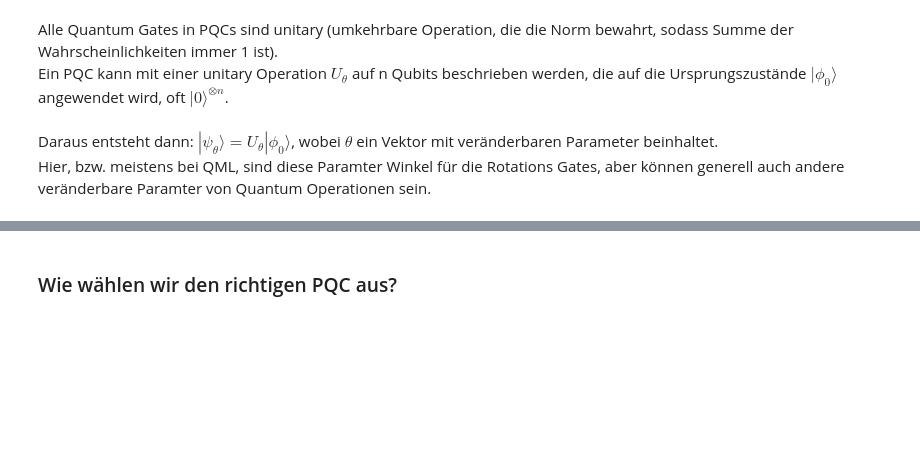
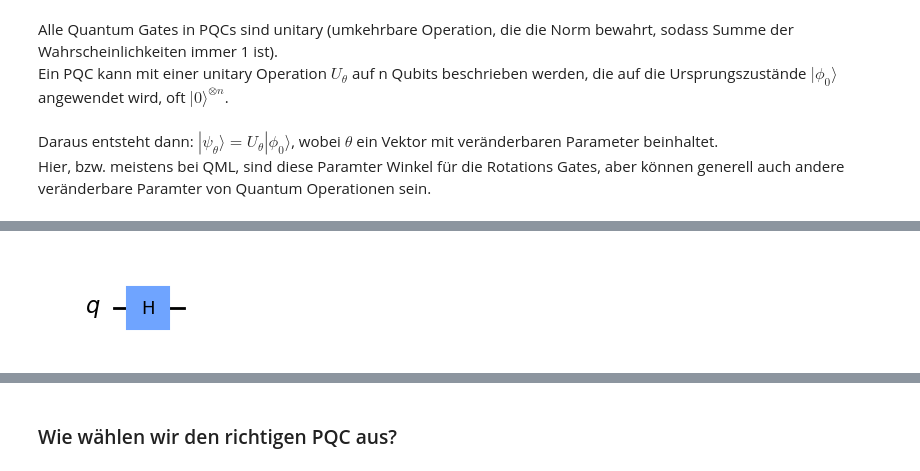
Before and after one commit to jannikobenhoff/quantum_machine_learning, a Jupyter notebook: tutorial/Tutorial.ipynb, the cells around one changed output, grey strips where cells are left out. Drawn from its saved outputs; the diff is of its cells as text; code cells hidden in the pictures; blank space fills up the shorter version.

```diff
--- a/tutorial/Tutorial.ipynb
+++ b/tutorial/Tutorial.ipynb
@@ -50,0 +87,6 @@ Hier, bzw. meistens bei QML, sind diese Paramter Winkel für die Rotations Gates
+# %%
+qc = QuantumCircuit(1)
+qc.h(0)
+qc.draw(output="mpl")
+# %% [output]
+[figure, added]
```
Also changed, not shown: parts of 17 cells of this notebook, 5 other files.
